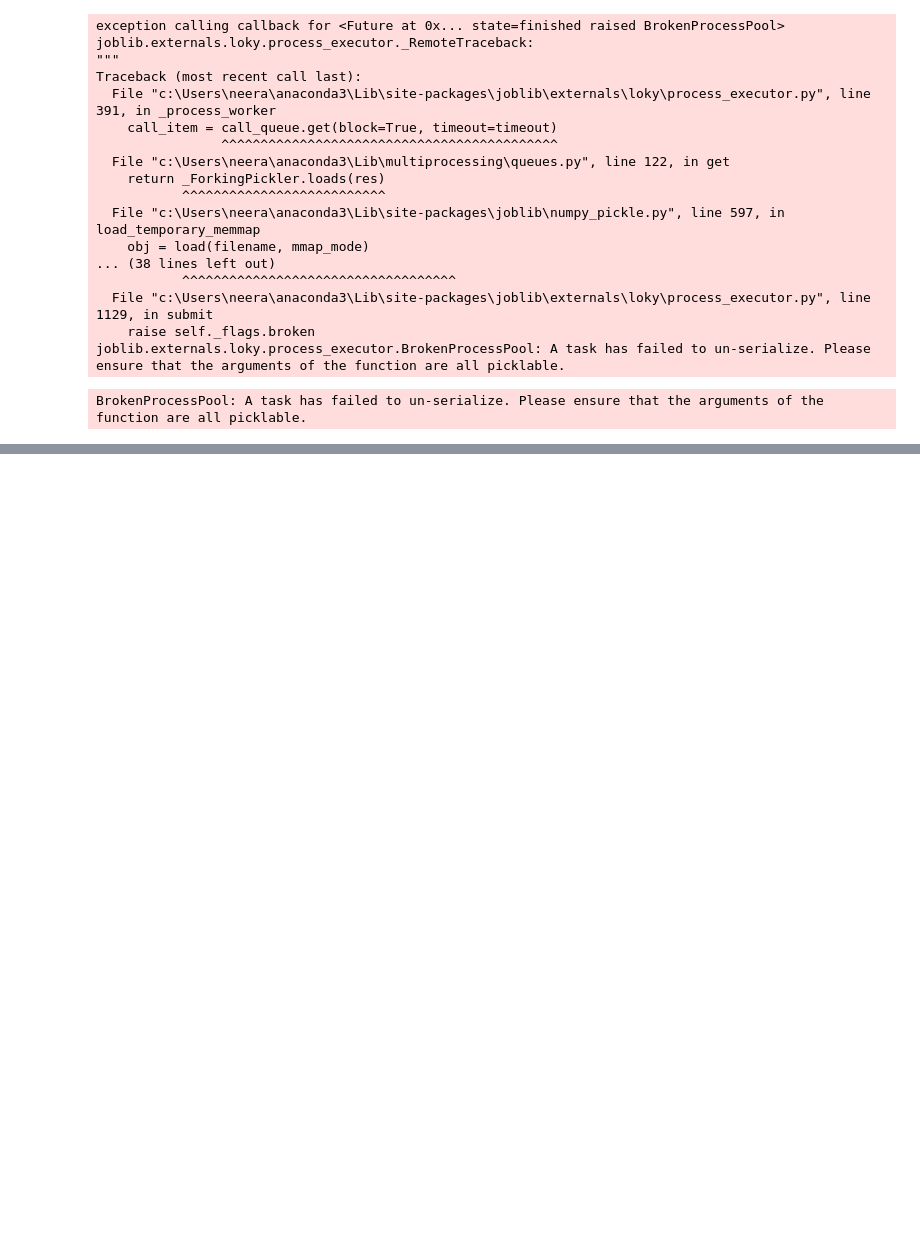
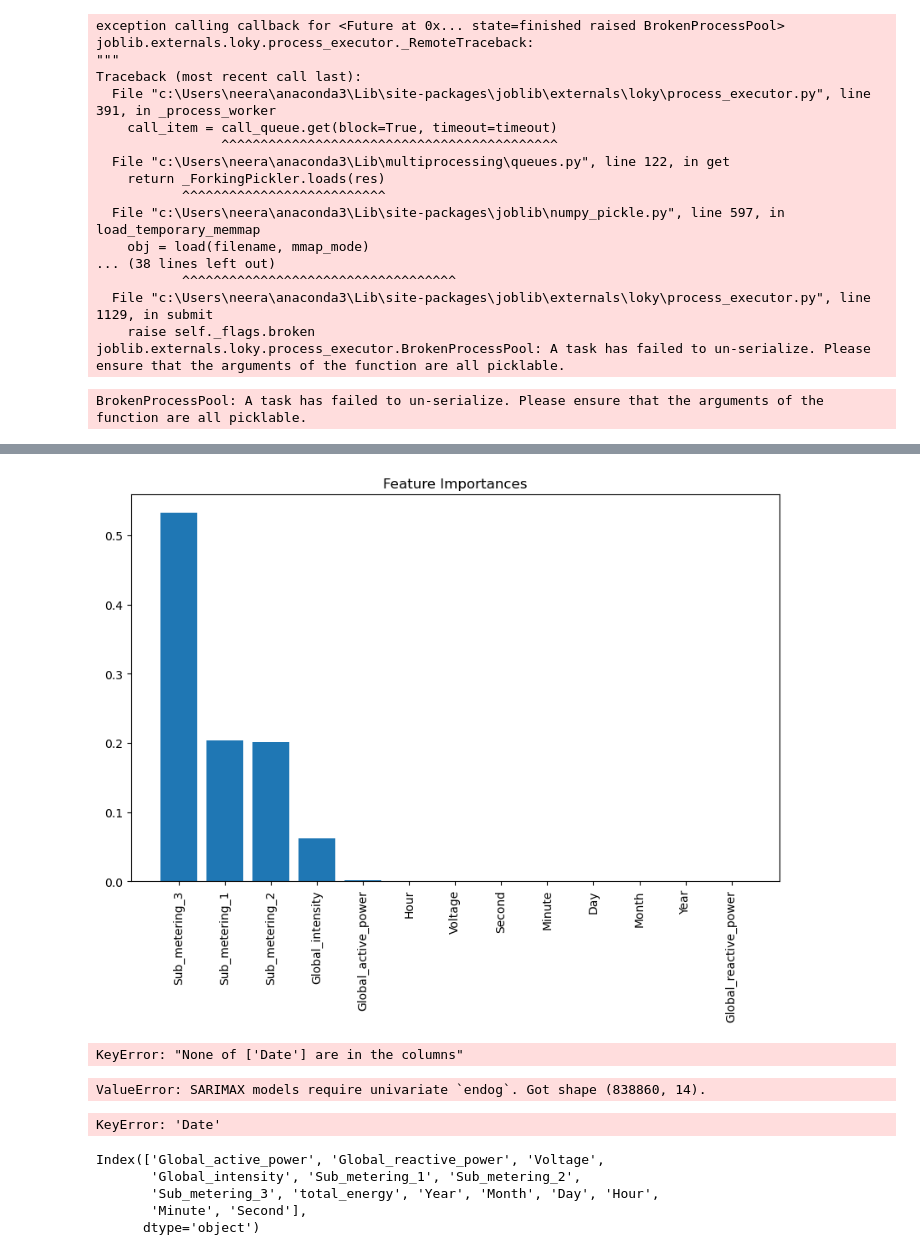
Before and after one commit to PushkarPY123/Final-Project-114965-MGT-665-NW1, a Jupyter notebook: Untitled57project.ipynb, the cells around one changed output, grey strips where cells are left out. Cells and saved outputs as stored; diff of their text form; code cells hidden in the pictures; blank space fills up the shorter version.

```diff
--- a/Untitled57project.ipynb
+++ b/Untitled57project.ipynb
@@ -583,0 +1018,19 @@ print("Mean Squared Error:", mse)
+# %%
+import numpy as np
+
+feature_importances = gbr.feature_importances_
+sorted_idx = np.argsort(feature_importances)[::-1]
+
+plt.figure(figsize=(10, 6))
+plt.bar(range(X.shape[1]), feature_importances[sorted_idx], align='center')
+plt.xticks(range(X.shape[1]), X.columns[sorted_idx], rotation=90)
+plt.title('Feature Importances')
+plt.show()
+# %% [output]
+[figure, added]
+# %%
+# Ensure 'Date' is your datetime index and drop any missing values
+df.set_index('Date', inplace=True)
+df = df['total_energy'].dropna()
+# %% [output]
+KeyError: "None of ['Date'] are in the columns"
@@ -583,0 +1040,12 @@ print("Mean Squared Error:", mse)
+# %%
+from statsmodels.tsa.arima.model import ARIMA
+import matplotlib.pyplot as plt
+
+# Example parameters: p=1, d=1, q=1 (you may need to adjust these)
+model = ARIMA(train, order=(1, 1, 1))
+model_fit = model.fit()
+
+# Print model summary
+print(model_fit.summary())
+# %% [output]
+ValueError: SARIMAX models require univariate `endog`. Got shape (838860, 14).
@@ -583,0 +1054,12 @@ print("Mean Squared Error:", mse)
+# %%
+train.index = df['Date']  # Assuming 'Date' is your datetime column
+# %% [output]
+KeyError: 'Date'
+# %%
+print(df.columns)
+# %% [output]
+Index(['Global_active_power', 'Global_reactive_power', 'Voltage',
+       'Global_intensity', 'Sub_metering_1', 'Sub_metering_2',
+       'Sub_metering_3', 'total_energy', 'Year', 'Month', 'Day', 'Hour',
+       'Minute', 'Second'],
+      dtype='object')
```
Also changed, not shown: parts of 25 cells of this notebook.
